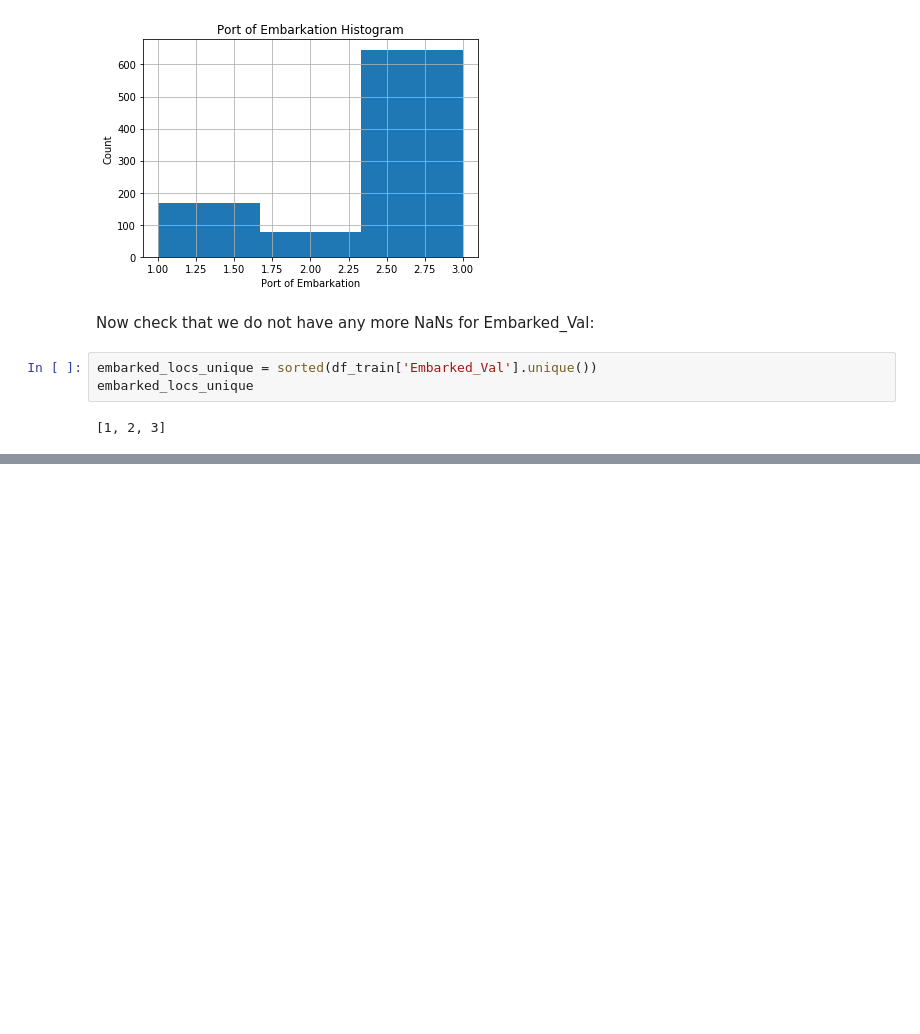
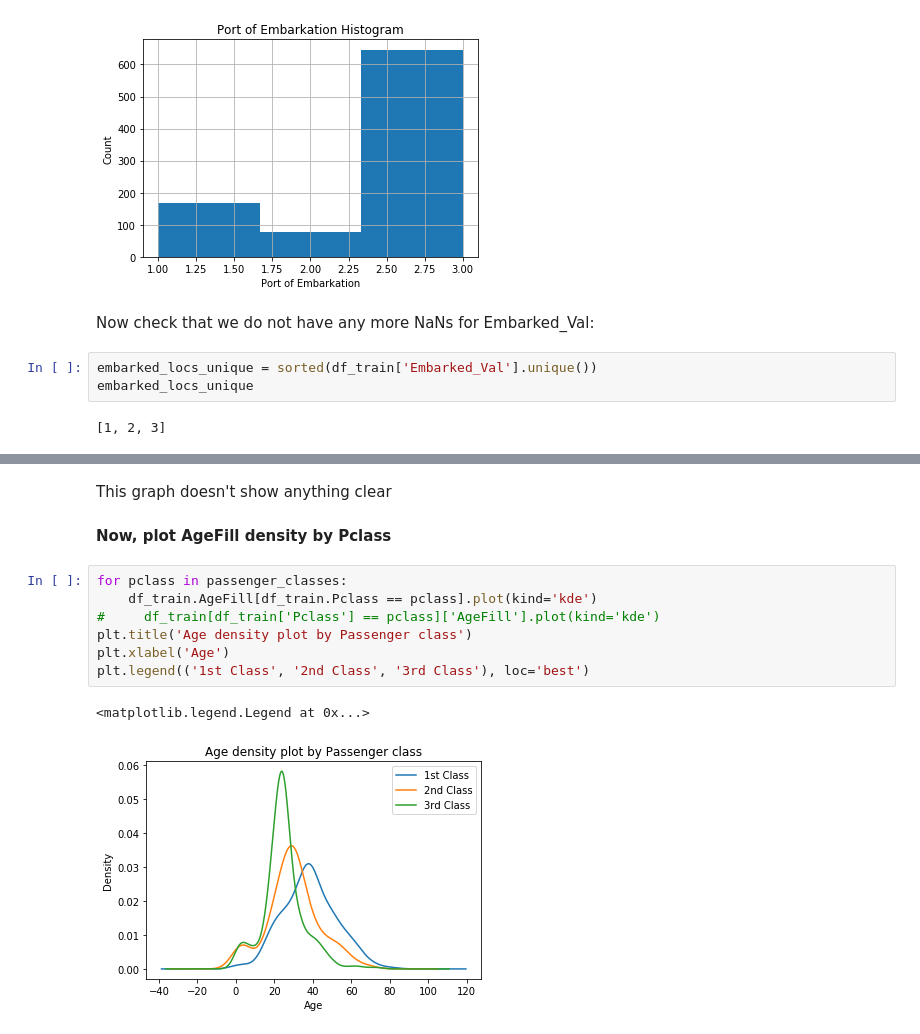
Before and after one commit to MhmdRyhn/kaggle_challenges, a Jupyter notebook: titanic/anlysis/explore.ipynb, the cells around one changed output, grey strips where cells are left out. Saved outputs shown, nothing was run; the diff lists cells and outputs as text; blank space fills up the shorter version.

```diff
--- a/titanic/anlysis/explore.ipynb
+++ b/titanic/anlysis/explore.ipynb
@@ -323,0 +407,14 @@ embarked_locs_unique
+# %% [markdown]
+This graph doesn't show anything clear
+# %% [markdown]
+**Now, plot AgeFill density by Pclass**
+# %%
+for pclass in passenger_classes:
+    df_train.AgeFill[df_train.Pclass == pclass].plot(kind='kde')
+#     df_train[df_train['Pclass'] == pclass]['AgeFill'].plot(kind='kde')
+plt.title('Age density plot by Passenger class')
+plt.xlabel('Age')
+plt.legend(('1st Class', '2nd Class', '3rd Class'), loc='best')
+# %% [output]
+<matplotlib.legend.Legend at 0x...>
+[figure, added]
```
Also changed, not shown: parts of 12 cells of this notebook, 1 other file.
